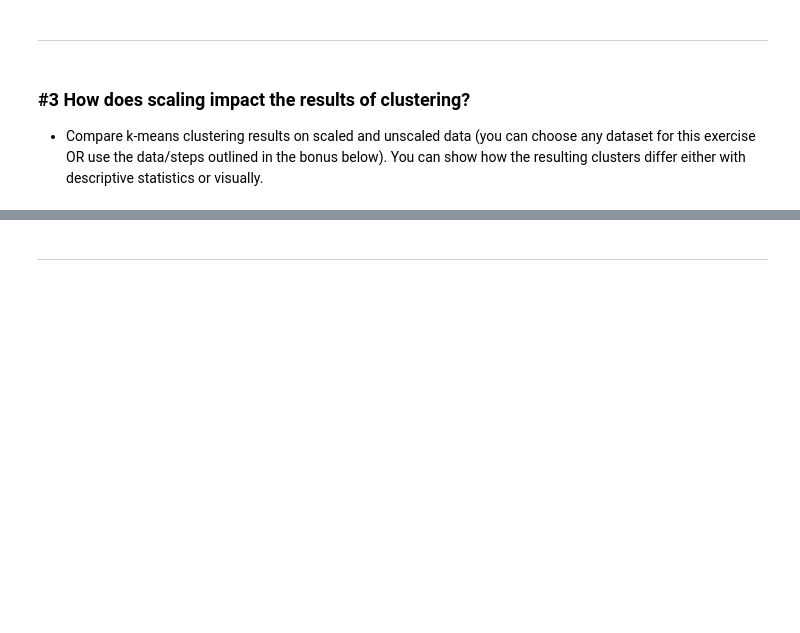
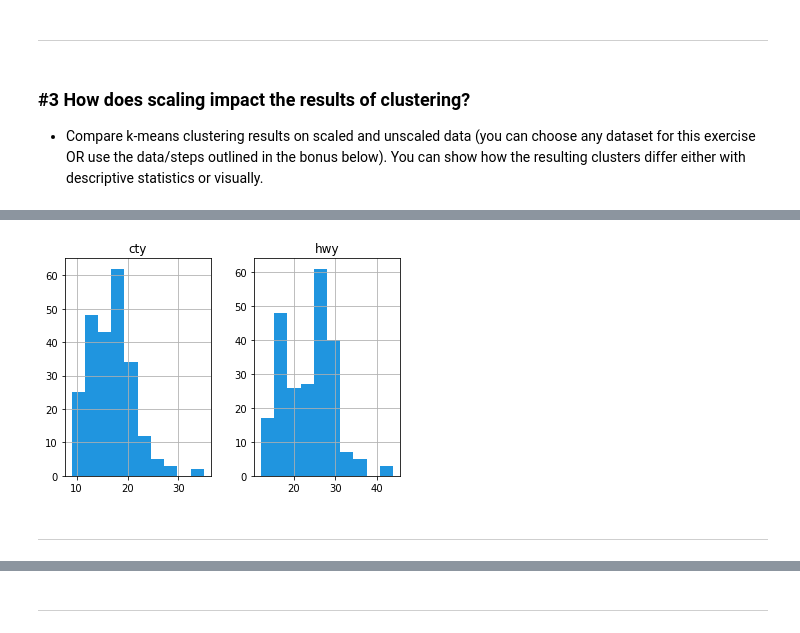
Before and after one commit to natasharivers/Clustering, a Jupyter notebook: modeling.ipynb, the cells around one changed output, grey strips where cells are left out. Drawn from its saved outputs; the diff is of its cells as text; code cells hidden in the pictures; blank space fills up the shorter version.

```diff
--- a/modeling.ipynb
+++ b/modeling.ipynb
@@ -444,0 +457,6 @@ viz_kmeans.viz_mall_customers(df, kmeans)
+# %%
+# import data
+mpg = data('mpg')
+
+#take a look at the data
+mpg.head()
@@ -444,0 +490,6 @@ viz_kmeans.viz_mall_customers(df, kmeans)
+# %%
+# define independent variables for k-means
+X = mpg[['cty', 'hwy']]
+
+#take a look at X only
+X.head()
@@ -444,0 +503,9 @@ viz_kmeans.viz_mall_customers(df, kmeans)
+# %%
+#take a look at distribution to decide what scaler to use
+#these are basically normal
+X.hist()
+plt.show()
+# %% [output]
+[figure, added]
+# %% [markdown]
+__________________
```
Also changed, not shown: parts of 48 cells of this notebook.
